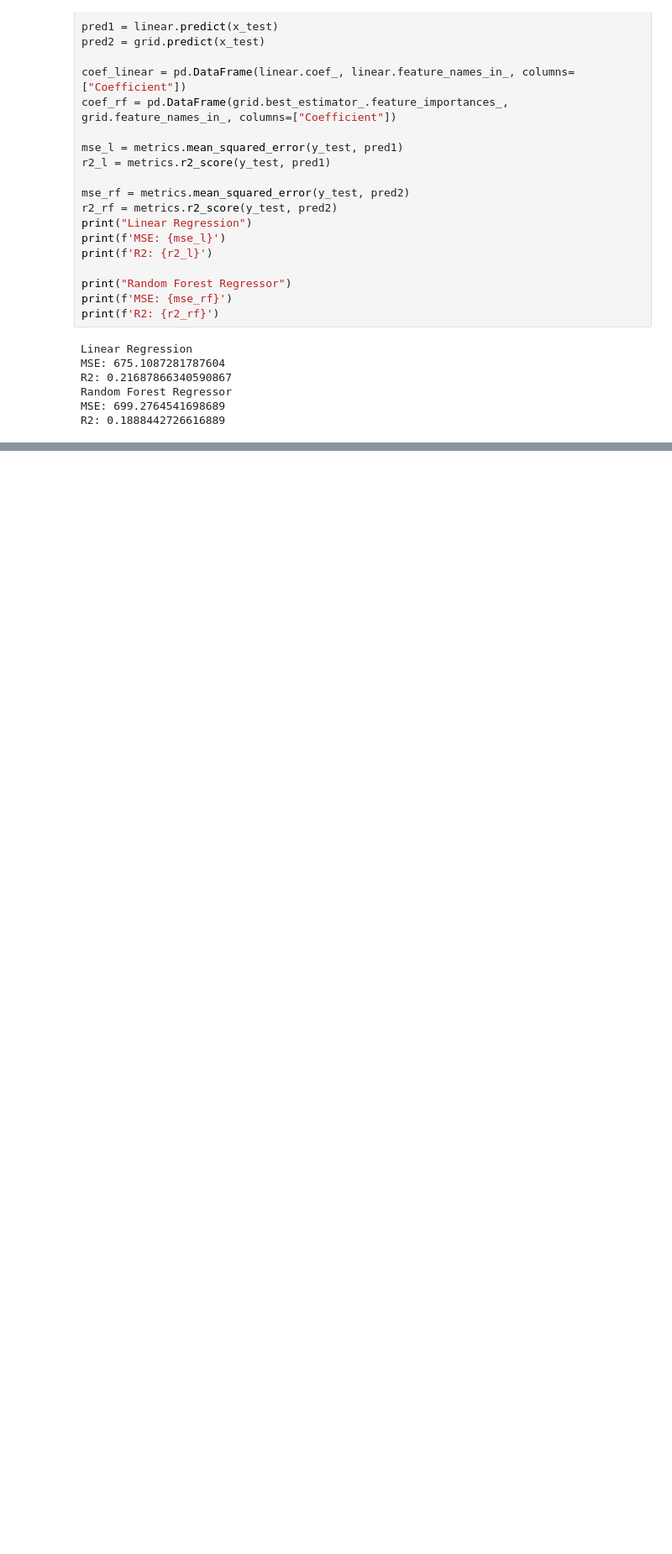
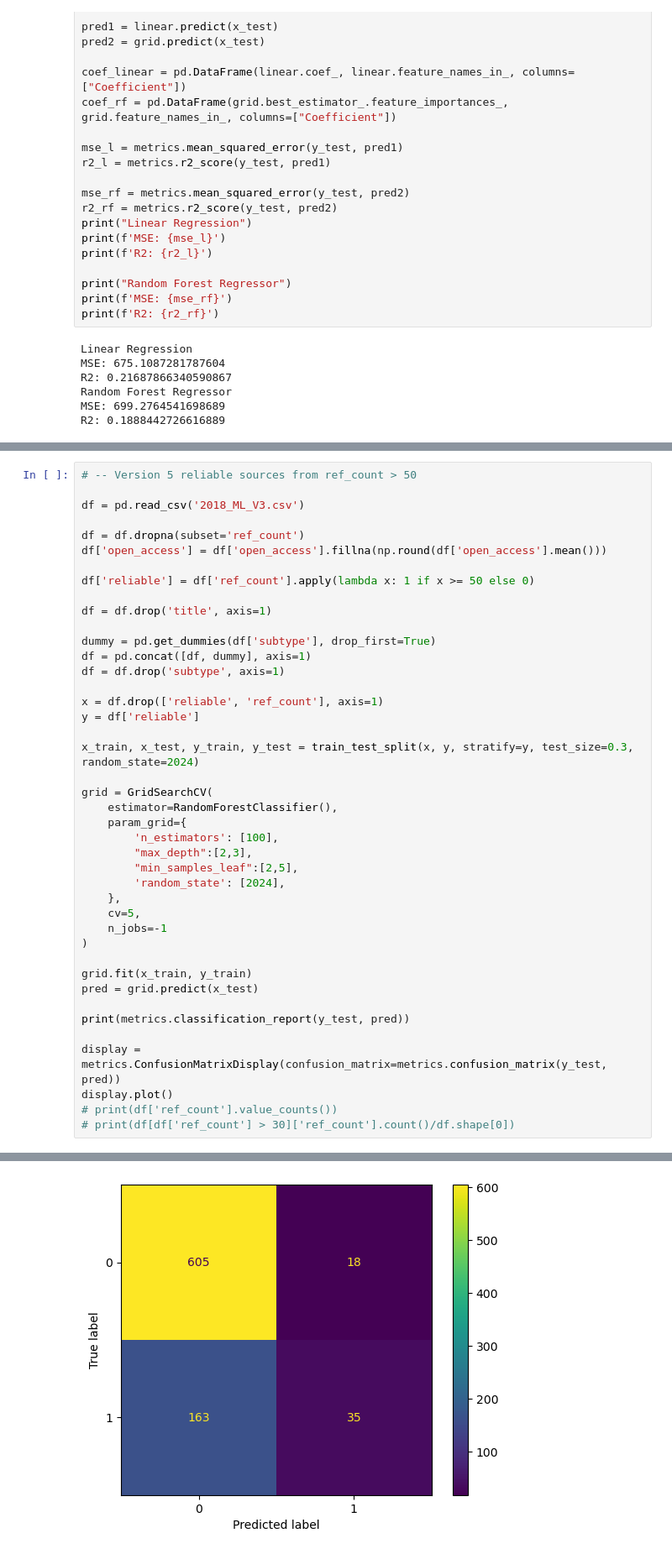
Before and after one commit to kaorat/DSDE_project_2024, a Jupyter notebook: ml1.ipynb, the cells around one changed output, grey strips where cells are left out. Shown at 84% size. Drawn from its saved outputs; the diff is of its cells as text; blank space fills up the shorter version.

Commit message:
predict reliable v2

```diff
--- a/ml1.ipynb
+++ b/ml1.ipynb
@@ -280,3 +280,46 @@ display.plot()
 weighted avg       0.74      0.74      0.74       838
 <sklearn.metrics._plot.confusion_matrix.ConfusionMatrixDisplay at 0x...>
 [figure]
+# %%
+# -- Version 5 reliable sources from ref_count > 50
+
+df = pd.read_csv('2018_ML_V3.csv')
+
+df = df.dropna(subset='ref_count')
+df['open_access'] = df['open_access'].fillna(np.round(df['open_access'].mean()))
+
+df['reliable'] = df['ref_count'].apply(lambda x: 1 if x >= 50 else 0)
+
+df = df.drop('title', axis=1)
+
+dummy = pd.get_dummies(df['subtype'], drop_first=True)
+df = pd.concat([df, dummy], axis=1)
+df = df.drop('subtype', axis=1)
+
+x = df.drop(['reliable', 'ref_count'], axis=1)
+y = df['reliable']
+
+x_train, x_test, y_train, y_test = train_test_split(x, y, stratify=y, test_size=0.3, random_state=2024)
+
+grid = GridSearchCV(
+    estimator=RandomForestClassifier(),
+    param_grid={
+        'n_estimators': [100],
+        "max_depth":[2,3],
+        "min_samples_leaf":[2,5],
+        'random_state': [2024],
+    },
+    cv=5,
+    n_jobs=-1
+)
+
+grid.fit(x_train, y_train)
+pred = grid.predict(x_test)
+
+print(metrics.classification_report(y_test, pred))
+
+display = metrics.ConfusionMatrixDisplay(confusion_matrix=metrics.confusion_matrix(y_test, pred))
+display.plot()
+# print(df['ref_count'].value_counts())
+# print(df[df['ref_count'] > 30]['ref_count'].count()/df.shape[0])
+# %% [output]
@@ -282,0 +335 @@ weighted avg       0.74      0.74      0.74       838
+[figure, added]
```
Also changed, not shown: parts of 2 cells of this notebook.
